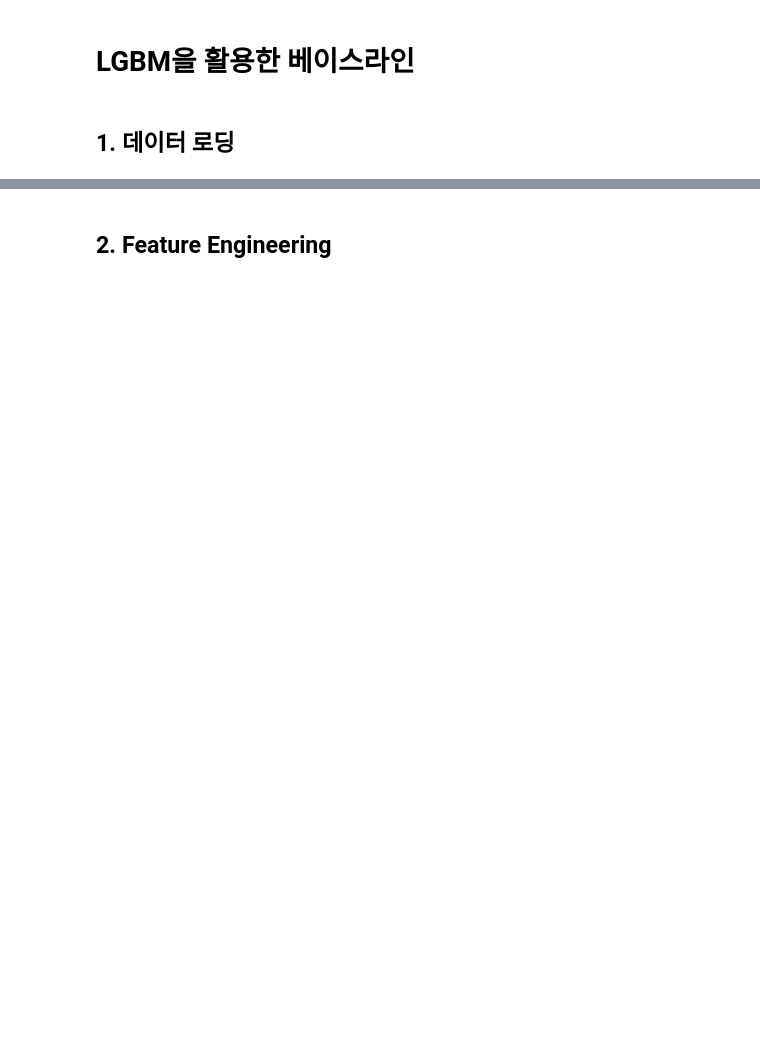
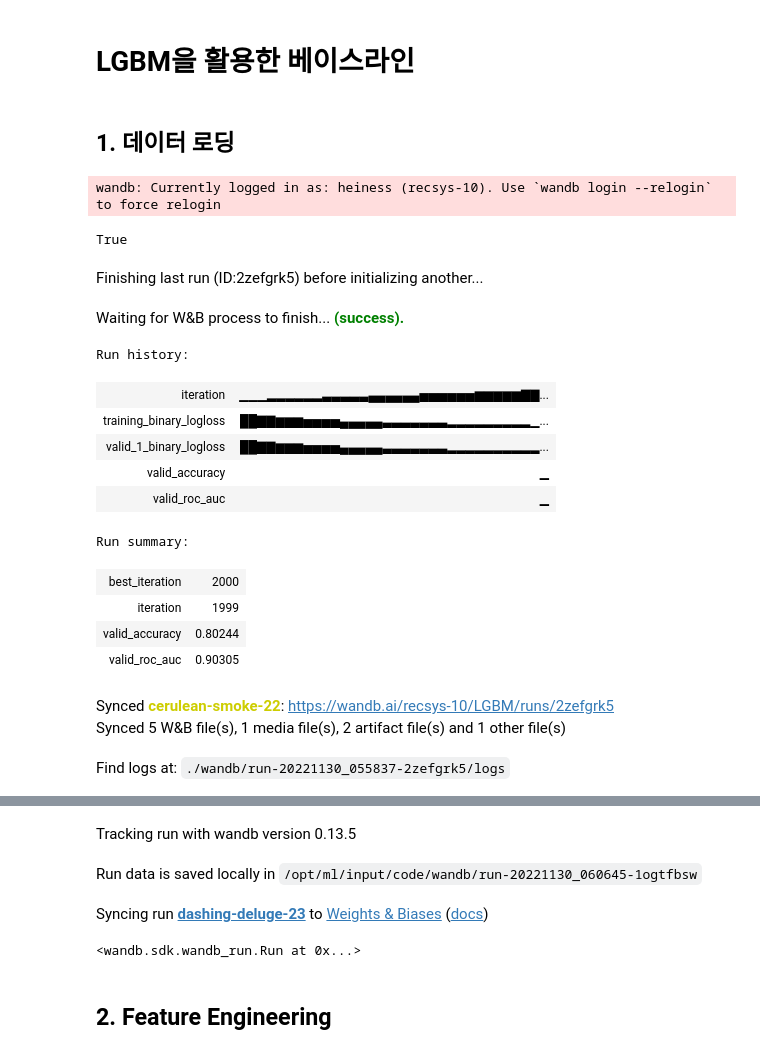
Before and after one commit to boostcampaitech4lv23recsys2/level2_dkt_recsys-level2-recsys-10, a Jupyter notebook: code/LGBMFE_mofified.ipynb, the cells around one changed output, grey strips where cells are left out. Cells and saved outputs as stored; diff of their text form; code cells hidden in the pictures; blank space fills up the shorter version.

Commit message:
feat: add wandb in LGBM_modified

```diff
--- a/code/LGBMFE_mofified.ipynb
+++ b/code/LGBMFE_mofified.ipynb
@@ -12,2 +13,34 @@ from sklearn.metrics import accuracy_score
 # %% [markdown]
 ## 1. 데이터 로딩
+# %%
+config = {'learning_rate': 0.001,
+      'objective': 'binary',
+      'metric': 'binary_logloss',
+      'sub_feature': 0.5,
+      'num_leaves': 10,
+      'min_data': 50,
+      'max_depth': 10}
+# %%
+wandb.login()
+# %% [output]
+wandb: Currently logged in as: heiness (recsys-10). Use `wandb login --relogin` to force relogin
+True
+# %%
+wandb.init(project="LGBM", config= config)
+# %% [output]
+Finishing last run (ID:2zefgrk5) before initializing another...
+Waiting for W&B process to finish... (success).
+Run history:
+| iteration | ▁▁▁▂▂▂▂▂▂▃▃▃▃▃▄▄▄▄▄▄▅▅▅▅▅▅▆▆▆▆▆▇▇... |
+| training_binary_logloss | ██▇▇▆▆▆▅▅▅▅▄▄▄▄▄▃▃▃▃▃▃▃▂▂▂▂▂▂▂▂▂▁... |
+| valid_1_binary_logloss | ██▇▇▆▆▆▅▅▅▅▄▄▄▄▄▃▃▃▃▃▃▃▂▂▂▂▂▂▂▂▂▂... |
+| valid_accuracy | ▁ |
+| valid_roc_auc | ▁ |
+Run summary:
+| best_iteration | 2000 |
+| iteration | 1999 |
+| valid_accuracy | 0.80244 |
+| valid_roc_auc | 0.90305 |
+Synced cerulean-smoke-22: https://wandb.ai/recsys-10/LGBM/runs/2zefgrk5
+Synced 5 W&B file(s), 1 media file(s), 2 artifact file(s) and 1 other file(s)
+Find logs at: ./wandb/run-20221130_055837-2zefgrk5/logs
@@ -14,3 +48,7 @@ from sklearn.metrics import accuracy_score
+Tracking run with wandb version 0.13.5
+Run data is saved locally in /opt/ml/input/code/wandb/run-20221130_060645-1ogtfbsw
+Syncing run dashing-deluge-23 to Weights & Biases (docs)
+<wandb.sdk.wandb_run.Run at 0x...>
 # %%
 data_dir = '/opt/ml/input/data/' # 경로는 상황에 맞춰서 수정해주세요!
 
```
Also changed, not shown: parts of 11 cells of this notebook.
